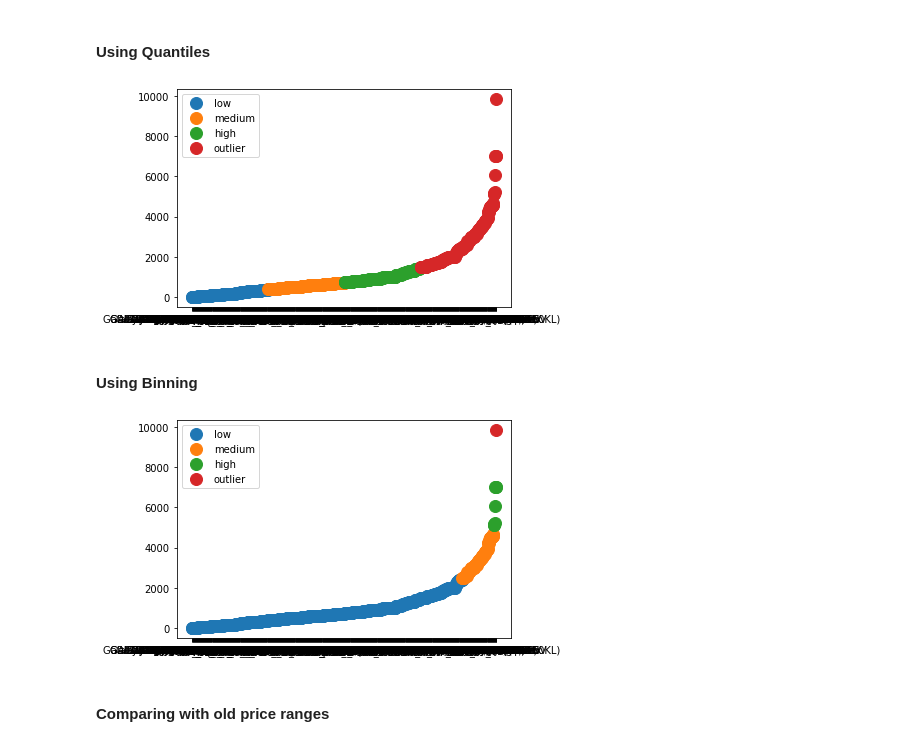
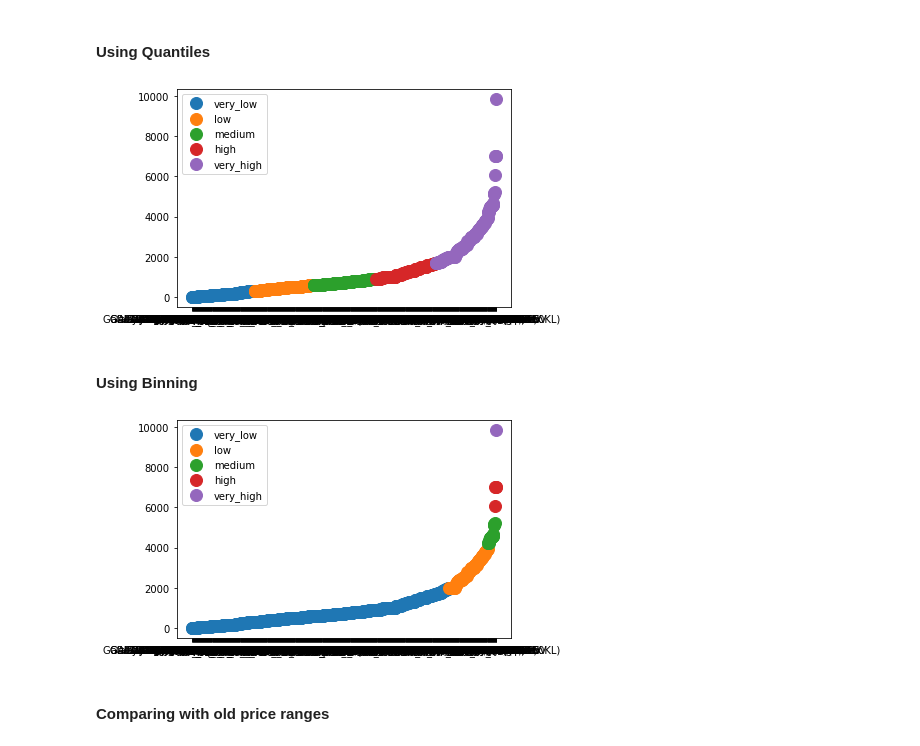
Before and after one commit to thiagolrpinho/phone_prices_crawler, a Jupyter notebook: main.ipynb, the cells around one changed output. Cells and saved outputs as stored; diff of their text form; code cells hidden in the pictures.

```diff
--- a/main.ipynb
+++ b/main.ipynb
@@ -124,24 +124,24 @@ device_extracted_data_df.plot.hist(by=['item_price'], bins=4, figsize=(8, 8))
 # %% [markdown]
 #### Using Quantiles
 # %%
-price_range_labels = ['low', 'medium', 'high', 'outlier']
-device_extracted_data_df['price_range_q'] = pd.qcut(device_extracted_data_df['item_price'], q=4, labels=price_range_labels)
+price_range_labels = ['very_low', 'low', 'medium', 'high', 'very_high']
+device_extracted_data_df['price_range_q'] = pd.qcut(device_extracted_data_df['item_price'], q=5, labels=price_range_labels)
 groups = device_extracted_data_df.groupby('price_range_q')
 # Plot
 fig, ax = plt.subplots()
 ax.margins(0.05) # Optional, just adds 5% padding to the autoscaling
 for name, group in groups:
     ax.plot(group['item_original_name'], group['item_price'], marker='o', linestyle='', ms=12, label=name)
 ax.legend()
 
 plt.show()
 # %% [output]
-[figure, old version]
+[figure, new version]
 # %% [markdown]
 #### Using Binning
 # %%
-price_range_labels = ['low', 'medium', 'high', 'outlier']
-device_extracted_data_df['price_range_bin'] = pd.cut(device_extracted_data_df['item_price'], bins=4, labels=price_range_labels)
+price_range_labels = ['very_low', 'low', 'medium', 'high', 'very_high']
+device_extracted_data_df['price_range_bin'] = pd.cut(device_extracted_data_df['item_price'], bins=5, labels=price_range_labels)
 groups = device_extracted_data_df.groupby('price_range_bin')
 # Plot
 fig, ax = plt.subplots()
@@ -152,7 +152,7 @@ ax.legend()
 
 plt.show()
 # %% [output]
-[figure, old version]
+[figure, new version]
 # %% [markdown]
 #### Comparing with old price ranges
 # %%
```
Also changed, not shown: parts of 9 cells of this notebook.
